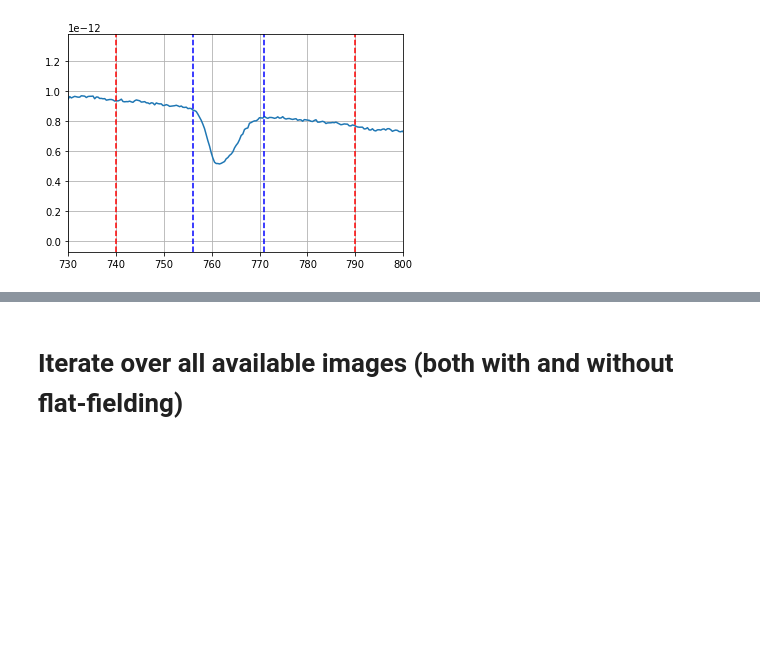
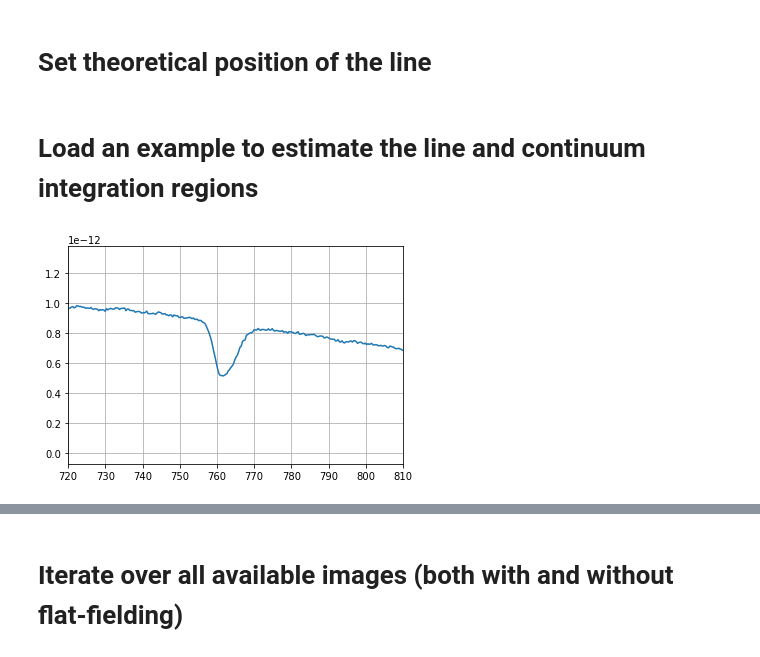
Before and after one commit to mrmonroy/AuxTel_eqw, a Jupyter notebook: O2_EQW/calculate_o2_eqw.ipynb, the cells around one changed output, grey strips where cells are left out. Saved outputs shown, nothing was run; the diff lists cells and outputs as text; code cells hidden in the pictures; blank space fills up the shorter version.

```diff
--- a/O2_EQW/calculate_o2_eqw.ipynb
+++ b/O2_EQW/calculate_o2_eqw.ipynb
@@ -47,3 +48,5 @@ spec_dict_good = {}
 for key in spec_dict.keys():
     if int(spec_dict[key]['number']) not in bad_spec:
         spec_dict_good[key] = spec_dict[key]
+# %% [markdown]
+# Set theoretical position of the line
@@ -50,3 +55,5 @@ for key in spec_dict.keys():
+# %% [markdown]
+# Load an example to estimate the line and continuum integration regions
 # %%
 ref_obs = 'exposure_2022062800143_postisrccd_spectrum.fits'
 # %%
@@ -54,12 +61,8 @@ lambda_ref = spec_dict_good[ref_obs]['all_lambdas']
 flux_ref = spec_dict_good[ref_obs]['all_fluxes']
 # %%
 plt.plot(spec_dict_good[ref_obs]['all_lambdas'],spec_dict_good[ref_obs]['all_fluxes'])
-plt.xlim(730,800)
-plt.axvline(x=740,color='r',ls='--')
-plt.axvline(x=790,color='r',ls='--')
-plt.axvline(x=756,color='b',ls='--')
-plt.axvline(x=771,color='b',ls='--')
+plt.xlim(720,810)
 plt.grid()
 # %% [output]
-[figure, old version]
+[figure, new version]
 # %%
```
Also changed, not shown: parts of 20 cells of this notebook.
